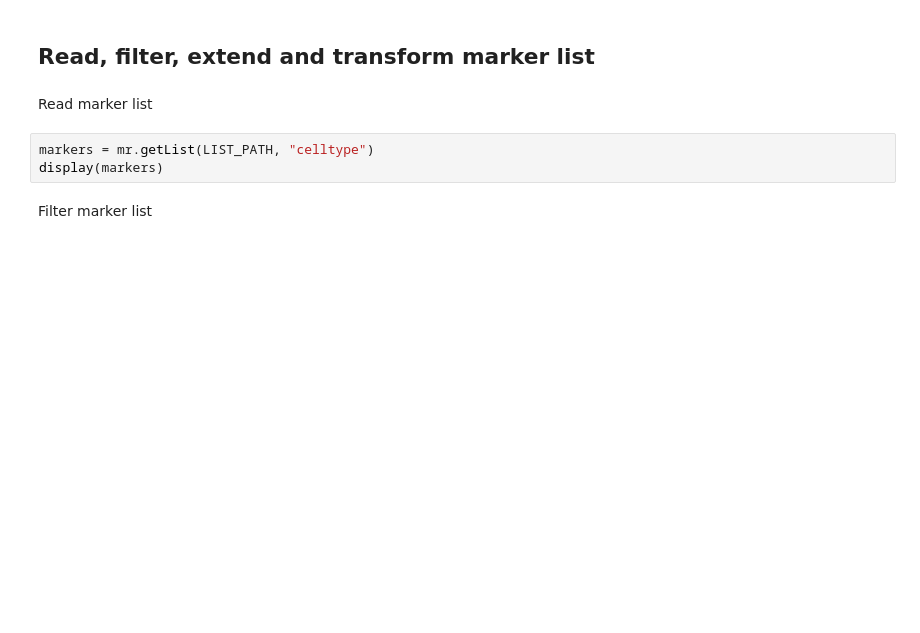
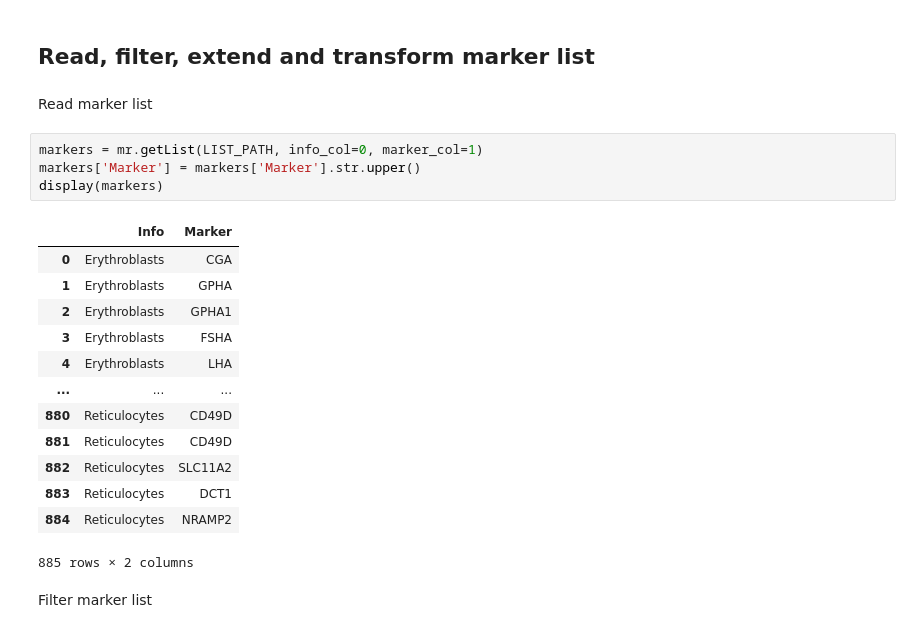
Before and after one commit to loosolab/MarkerRepo, a Jupyter notebook: submit_lists.ipynb, the cells around one changed output. Cells and saved outputs as stored; diff of their text form; blank space fills up the shorter version.

```diff
--- a/submit_lists.ipynb
+++ b/submit_lists.ipynb
@@ -43,8 +69,23 @@ if MARKER_TYPE == "Genes":
 # %% [markdown]
 Read marker list
 # %%
-markers = mr.getList(LIST_PATH, "celltype")
+markers = mr.getList(LIST_PATH, info_col=0, marker_col=1)
+markers['Marker'] = markers['Marker'].str.upper()
 display(markers)
+# %% [output]
+|  | Info | Marker |
+| 0 | Erythroblasts | CGA |
+| 1 | Erythroblasts | GPHA |
+| 2 | Erythroblasts | GPHA1 |
+| 3 | Erythroblasts | FSHA |
+| 4 | Erythroblasts | LHA |
+| ... | ... | ... |
+| 880 | Reticulocytes | CD49D |
+| 881 | Reticulocytes | CD49D |
+| 882 | Reticulocytes | SLC11A2 |
+| 883 | Reticulocytes | DCT1 |
+| 884 | Reticulocytes | NRAMP2 |
+885 rows × 2 columns
 # %% [markdown]
 Filter marker list
 # %%
```
Also changed, not shown: parts of 7 cells of this notebook, 3 other files.
